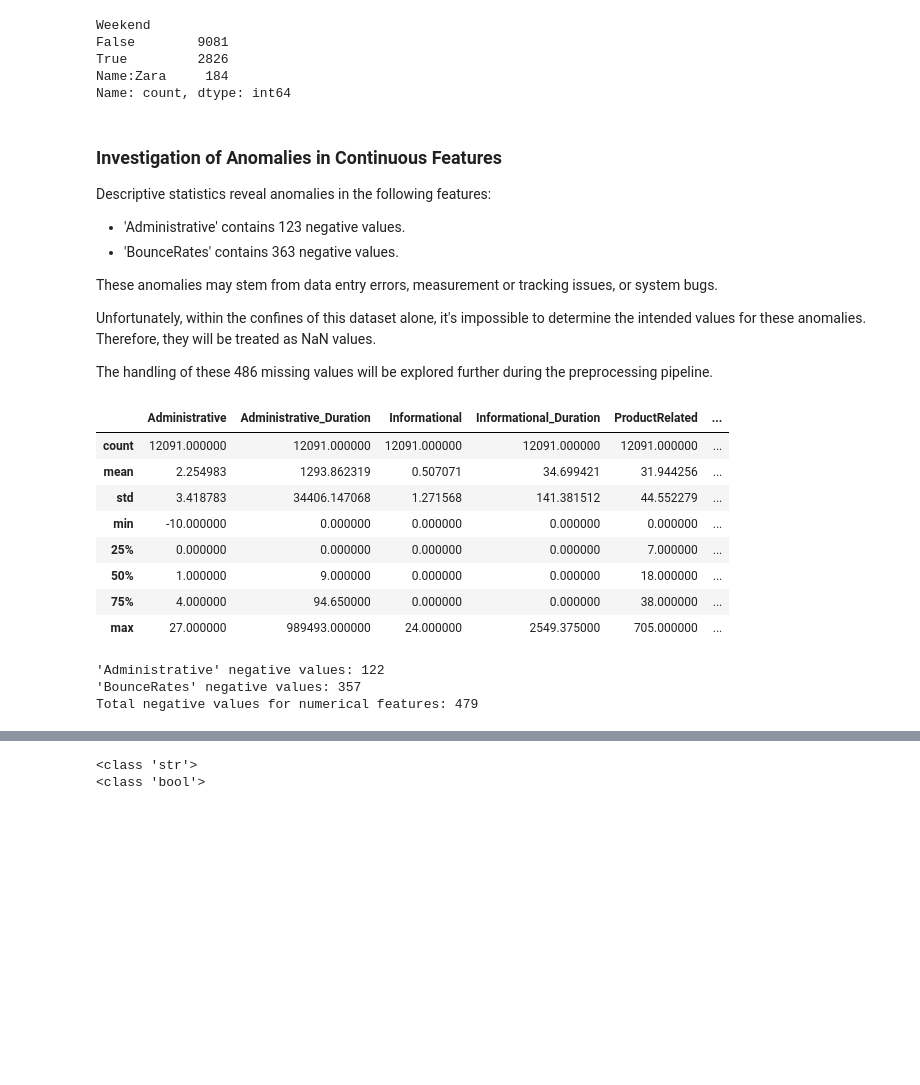
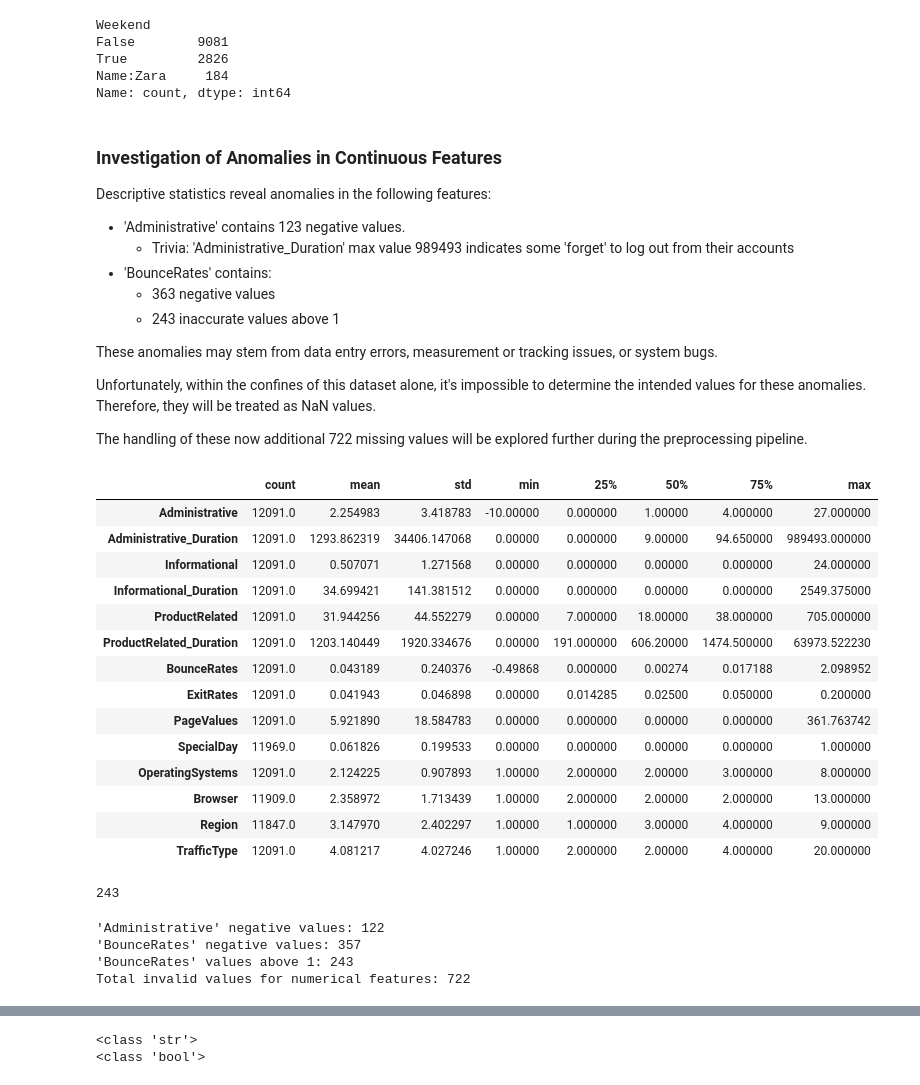
Before and after one commit to FutureGoose/ecommerce_purchase_prediction, a Jupyter notebook: gustaf_boden_ml_projekt.ipynb, the cells around one changed output, grey strips where cells are left out. Saved outputs shown, nothing was run; the diff lists cells and outputs as text; code cells hidden in the pictures; blank space fills up the shorter version.

```diff
--- a/gustaf_boden_ml_projekt.ipynb
+++ b/gustaf_boden_ml_projekt.ipynb
@@ -197,37 +232,54 @@ df['Weekend'] = df['Weekend'].replace('Name:Zara', pd.NA)
 ### Investigation of Anomalies in Continuous Features
 Descriptive statistics reveal anomalies in the following features:
 - 'Administrative' contains 123 negative values.
-- 'BounceRates' contains 363 negative values.
+    - Trivia: 'Administrative_Duration' max value 989493 indicates some 'forget' to log out from their accounts
+- 'BounceRates' contains:
+    - 363 negative values
+    - 243 inaccurate values above 1
 
 These anomalies may stem from data entry errors, measurement or tracking issues, or system bugs.
 
 Unfortunately, within the confines of this dataset alone, it's impossible to determine the intended values for these anomalies. Therefore, they will be treated as NaN values.
 
-The handling of these 486 missing values will be explored further during the preprocessing pipeline.
+The handling of these now additional 722 missing values will be explored further during the preprocessing pipeline.
 # %%
-df.describe()
+df.describe().T
 # %% [output]
-|  | Administrative | Administrative_Duration | Informational | Informational_Duration | ProductRelated | ... |
-| count | 12091.000000 | 12091.000000 | 12091.000000 | 12091.000000 | 12091.000000 | ... |
-| mean | 2.254983 | 1293.862319 | 0.507071 | 34.699421 | 31.944256 | ... |
-| std | 3.418783 | 34406.147068 | 1.271568 | 141.381512 | 44.552279 | ... |
-| min | -10.000000 | 0.000000 | 0.000000 | 0.000000 | 0.000000 | ... |
-| 25% | 0.000000 | 0.000000 | 0.000000 | 0.000000 | 7.000000 | ... |
-| 50% | 1.000000 | 9.000000 | 0.000000 | 0.000000 | 18.000000 | ... |
-| 75% | 4.000000 | 94.650000 | 0.000000 | 0.000000 | 38.000000 | ... |
-| max | 27.000000 | 989493.000000 | 24.000000 | 2549.375000 | 705.000000 | ... |
+|  | count | mean | std | min | 25% | 50% | 75% | max |
+| Administrative | 12091.0 | 2.254983 | 3.418783 | -10.00000 | 0.000000 | 1.00000 | 4.000000 | 27.000000 |
+| Administrative_Duration | 12091.0 | 1293.862319 | 34406.147068 | 0.00000 | 0.000000 | 9.00000 | 94.650000 | 989493.000000 |
+| Informational | 12091.0 | 0.507071 | 1.271568 | 0.00000 | 0.000000 | 0.00000 | 0.000000 | 24.000000 |
+| Informational_Duration | 12091.0 | 34.699421 | 141.381512 | 0.00000 | 0.000000 | 0.00000 | 0.000000 | 2549.375000 |
+| ProductRelated | 12091.0 | 31.944256 | 44.552279 | 0.00000 | 7.000000 | 18.00000 | 38.000000 | 705.000000 |
+| ProductRelated_Duration | 12091.0 | 1203.140449 | 1920.334676 | 0.00000 | 191.000000 | 606.20000 | 1474.500000 | 63973.522230 |
+| BounceRates | 12091.0 | 0.043189 | 0.240376 | -0.49868 | 0.000000 | 0.00274 | 0.017188 | 2.098952 |
+| ExitRates | 12091.0 | 0.041943 | 0.046898 | 0.00000 | 0.014285 | 0.02500 | 0.050000 | 0.200000 |
+| PageValues | 12091.0 | 5.921890 | 18.584783 | 0.00000 | 0.000000 | 0.00000 | 0.000000 | 361.763742 |
+| SpecialDay | 11969.0 | 0.061826 | 0.199533 | 0.00000 | 0.000000 | 0.00000 | 0.000000 | 1.000000 |
+| OperatingSystems | 12091.0 | 2.124225 | 0.907893 | 1.00000 | 2.000000 | 2.00000 | 3.000000 | 8.000000 |
+| Browser | 11909.0 | 2.358972 | 1.713439 | 1.00000 | 2.000000 | 2.00000 | 2.000000 | 13.000000 |
+| Region | 11847.0 | 3.147970 | 2.402297 | 1.00000 | 1.000000 | 3.00000 | 4.000000 | 9.000000 |
+| TrafficType | 12091.0 | 4.081217 | 4.027246 | 1.00000 | 2.000000 | 2.00000 | 4.000000 | 20.000000 |
+# %%
+len(df.loc[df['BounceRates'] > 1])
+# %% [output]
+243
 # %%
 pd.options.display.max_rows = 140
 
-admin_missing = df.loc[df['Administrative'] < 0, 'Administrative'].count()
-bounce_missing = df.loc[df['BounceRates'] < 0, 'BounceRates'].count()
-numerical_feat_total_missing = admin_missing + bounce_missing
+admin_bad_data_neg = df.loc[df['Administrative'] < 0, 'Administrative'].count()
+bounce_bad_data_neg = df.loc[df['BounceRates'] < 0, 'BounceRates'].count()
+bounce_bad_data_pos = df.loc[df['BounceRates'] > 1, 'BounceRates'].count()
 
-print(f"'Administrative' negative values: {admin_missing}")
-print(f"'BounceRates' negative values: {bounce_missing}")
-print(f"Total negative values for numerical features: {numerical_feat_total_missing}")
+numerical_feat_total_bad = admin_bad_data_neg + bounce_bad_data_neg + bounce_bad_data_pos
+
+print(f"'Administrative' negative values: {admin_bad_data_neg}")
+print(f"'BounceRates' negative values: {bounce_bad_data_neg}")
+print(f"'BounceRates' values above 1: {bounce_bad_data_pos}")
+print(f"Total invalid values for numerical features: {numerical_feat_total_bad}")
 # %% [output]
 'Administrative' negative values: 122
 'BounceRates' negative values: 357
-Total negative values for numerical features: 479
+'BounceRates' values above 1: 243
+Total invalid values for numerical features: 722
 # %%
```
Also changed, not shown: parts of 33 cells of this notebook.
